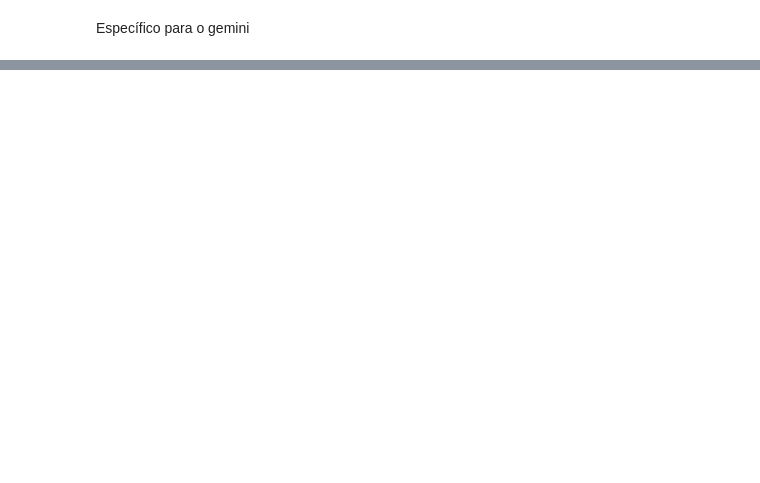
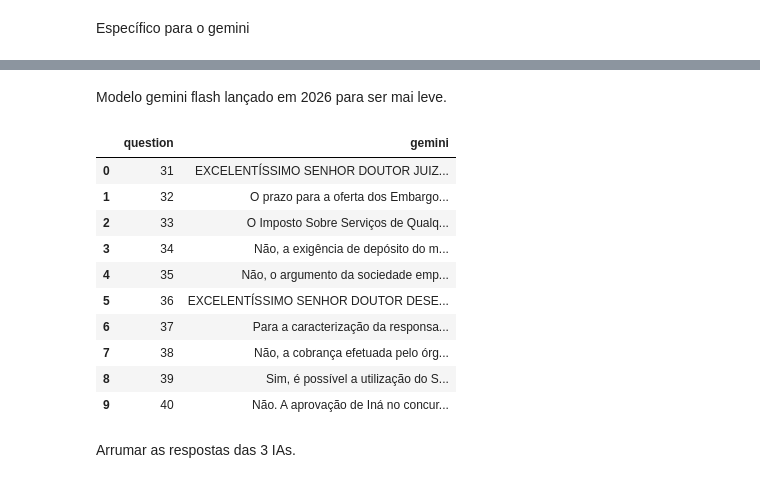
Before and after one commit to eduoududu/juridico, a Jupyter notebook: models/open_questions.ipynb, the cells around one changed output, grey strips where cells are left out. Saved outputs shown, nothing was run; the diff lists cells and outputs as text; code cells hidden in the pictures; blank space fills up the shorter version.

```diff
--- a/models/open_questions.ipynb
+++ b/models/open_questions.ipynb
@@ -214 +221,23 @@ df_gemini_response = pd.DataFrame(gemini_responses)
+# %% [markdown]
+Modelo gemini flash lançado em 2026 para ser mai leve.
+# %%
+# O modelo escolhi do para rodar é o Gemini da Google em nuvém preview de 2026.
+model_id = 'gemini-3.1-flash-lite-preview'
+
+# Dataframe com as respostas do primeiro modelo
+df_gemini_response = questions_gemini_submit(client_ai_instance('google_api_key'), model_id, df_my_questions)
+# %% [output]
+|  | question | gemini |
+| 0 | 31 | EXCELENTÍSSIMO SENHOR DOUTOR JUIZ... |
+| 1 | 32 | O prazo para a oferta dos Embargo... |
+| 2 | 33 | O Imposto Sobre Serviços de Qualq... |
+| 3 | 34 | Não, a exigência de depósito do m... |
+| 4 | 35 | Não, o argumento da sociedade emp... |
+| 5 | 36 | EXCELENTÍSSIMO SENHOR DOUTOR DESE... |
+| 6 | 37 | Para a caracterização da responsa... |
+| 7 | 38 | Não, a cobrança efetuada pelo órg... |
+| 8 | 39 | Sim, é possível a utilização do S... |
+| 9 | 40 | Não. A aprovação de Iná no concur... |
+# %% [markdown]
+Arrumar as respostas das 3 IAs.
 # %%
```
Also changed, not shown: parts of 30 cells of this notebook, 3 other files.
